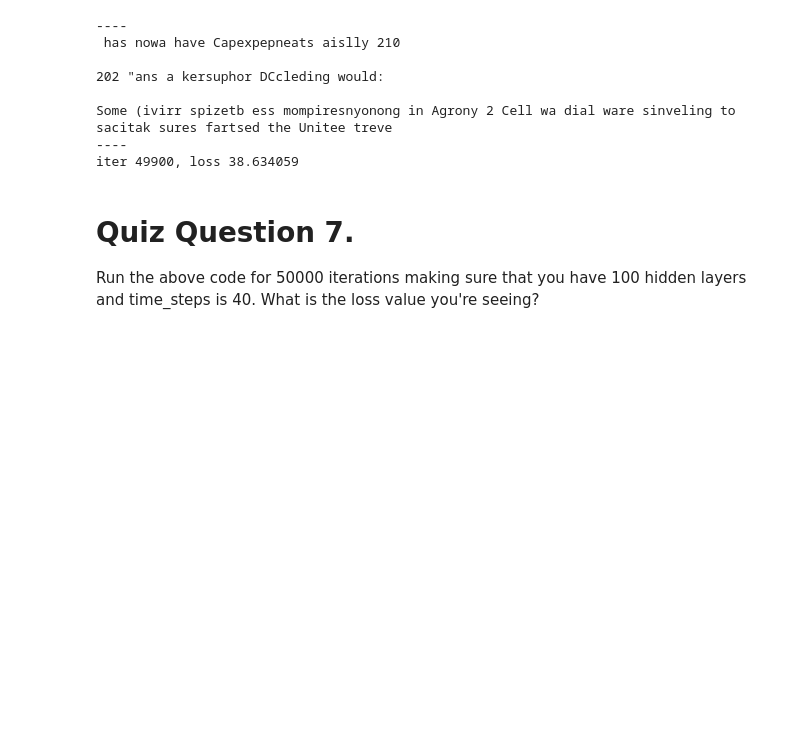
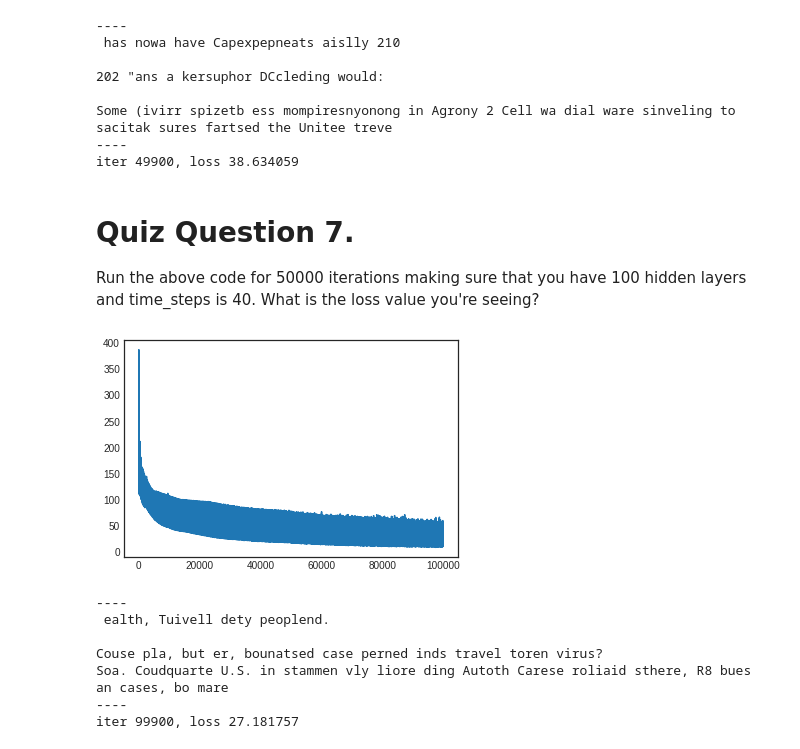
Before and after one commit to pankaj90382/TSAI-2, a Jupyter notebook: S10/EVA P2S3_Q7.ipynb, the cells around one changed output. Saved outputs shown, nothing was run; the diff lists cells and outputs as text; code cells hidden in the pictures; blank space fills up the shorter version.

```diff
--- a/S10/EVA P2S3_Q7.ipynb
+++ b/S10/EVA P2S3_Q7.ipynb
@@ -444,3 +444,43 @@ iter 49900, loss 38.634059
 # Quiz Question 7.
 
 Run the above code for 50000 iterations making sure that you have 100 hidden layers and time_steps is 40. What is the loss value you're seeing?
+# %%
+iter = 50000
+while iter > 0:
+  # Reset
+  if pointer + Time_steps >= len(data) or iteration == 0:
+      g_h_prev = np.zeros((Hidden_Layer_size, 1))
+      g_C_prev = np.zeros((Hidden_Layer_size, 1))
+      pointer = 0
+
+
+  inputs = ([char_to_idx[ch]
+              for ch in data[pointer: pointer + Time_steps]])
+  targets = ([char_to_idx[ch]
+              for ch in data[pointer + 1: pointer + Time_steps + 1]])
+
+  loss, g_h_prev, g_C_prev = \
+      forward_backward(inputs, targets, g_h_prev, g_C_prev)
+  smooth_loss = smooth_loss * 0.999 + loss * 0.001
+
+  # Print every hundred steps
+  if iteration % 100 == 0:
+      update_status(inputs, g_h_prev, g_C_prev)
+
+  update_paramters()
+
+  plot_iter = np.append(plot_iter, [iteration])
+  plot_loss = np.append(plot_loss, [loss])
+
+  pointer += Time_steps
+  iteration += 1
+  iter = iter -1
+# %% [output]
+[figure, added]
+----
+ ealth, Tuivell dety peoplend.
+
+Couse pla, but er, bounatsed case perned inds travel toren virus?
+Soa. Coudquarte U.S. in stammen vly liore ding Autoth Carese roliaid sthere, R8 bues an cases, bo mare
+----
+iter 99900, loss 27.181757
```
